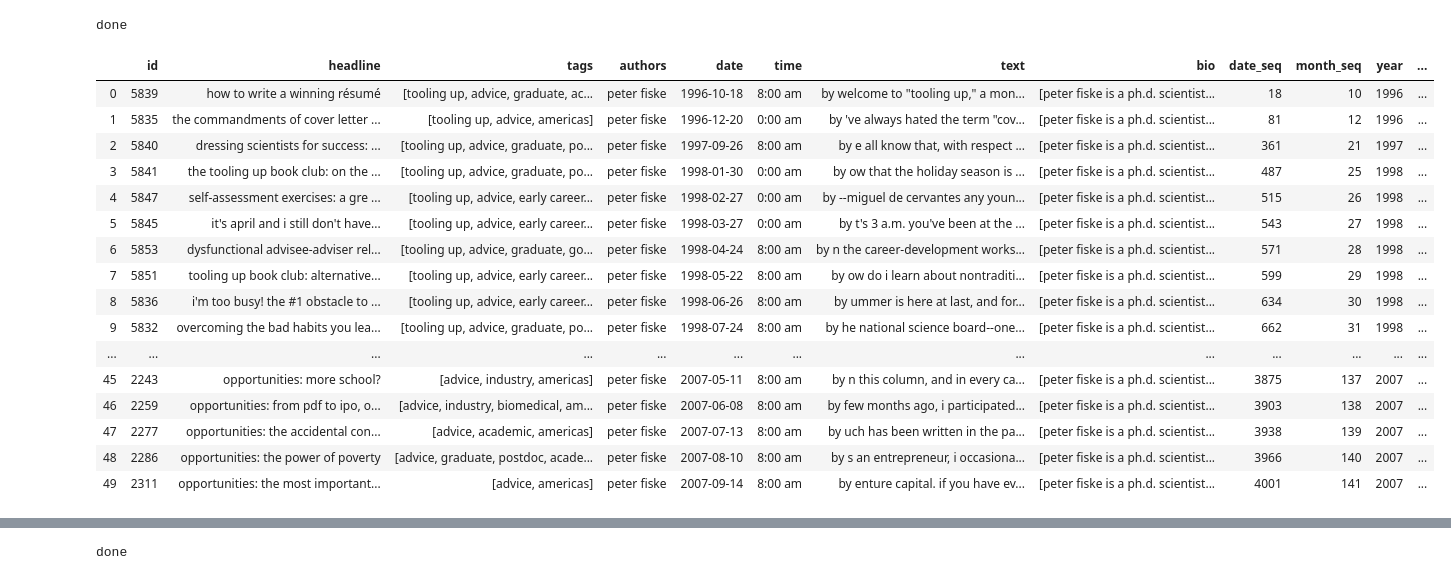
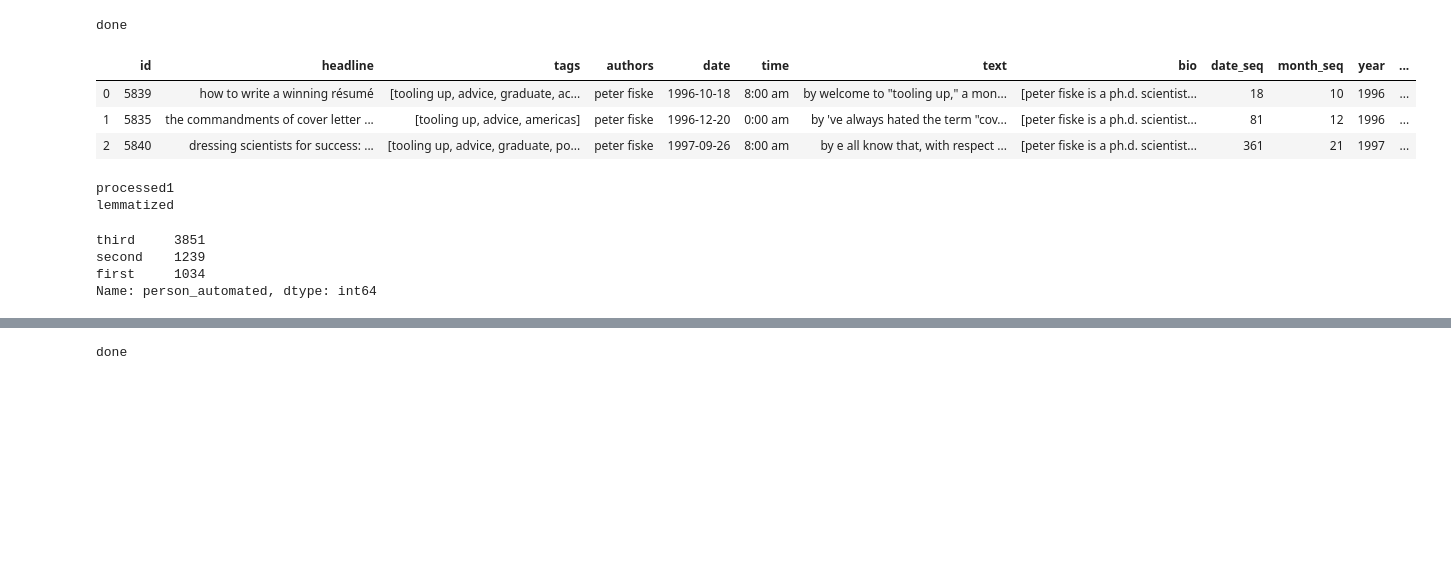
Before and after one commit to crboothb/sciencemag-careers-analysis, a Jupyter notebook: scripts/classifier_test2.ipynb, the cells around one changed output, grey strips where cells are left out. Drawn from its saved outputs; the diff is of its cells as text; code cells hidden in the pictures; blank space fills up the shorter version.

```diff
--- a/scripts/classifier_test2.ipynb
+++ b/scripts/classifier_test2.ipynb
@@ -49,22 +49,9 @@ print("done")
 # %% [output]
 done
 # %%
-full_df.head(50)
+full_df.head(3)
 # %% [output]
 |  | id | headline | tags | authors | date | time | text | bio | date_seq | month_seq | year | ... |
 | 0 | 5839 | how to write a winning résumé | [tooling up, advice, graduate, ac... | peter fiske | 1996-10-18 | 8:00 am | by welcome to "tooling up," a mon... | [peter fiske is a ph.d. scientist... | 18 | 10 | 1996 | ... |
 | 1 | 5835 | the commandments of cover letter ... | [tooling up, advice, americas] | peter fiske | 1996-12-20 | 0:00 am | by 've always hated the term "cov... | [peter fiske is a ph.d. scientist... | 81 | 12 | 1996 | ... |
 | 2 | 5840 | dressing scientists for success: ... | [tooling up, advice, graduate, po... | peter fiske | 1997-09-26 | 8:00 am | by e all know that, with respect ... | [peter fiske is a ph.d. scientist... | 361 | 21 | 1997 | ... |
-| 3 | 5841 | the tooling up book club: on the ... | [tooling up, advice, graduate, po... | peter fiske | 1998-01-30 | 0:00 am | by ow that the holiday season is ... | [peter fiske is a ph.d. scientist... | 487 | 25 | 1998 | ... |
-| 4 | 5847 | self-assessment exercises: a gre ... | [tooling up, advice, early career... | peter fiske | 1998-02-27 | 0:00 am | by --miguel de cervantes any youn... | [peter fiske is a ph.d. scientist... | 515 | 26 | 1998 | ... |
-| 5 | 5845 | it's april and i still don't have... | [tooling up, advice, early career... | peter fiske | 1998-03-27 | 0:00 am | by t's 3 a.m. you've been at the ... | [peter fiske is a ph.d. scientist... | 543 | 27 | 1998 | ... |
-| 6 | 5853 | dysfunctional advisee-adviser rel... | [tooling up, advice, graduate, go... | peter fiske | 1998-04-24 | 8:00 am | by n the career-development works... | [peter fiske is a ph.d. scientist... | 571 | 28 | 1998 | ... |
-| 7 | 5851 | tooling up book club: alternative... | [tooling up, advice, early career... | peter fiske | 1998-05-22 | 8:00 am | by ow do i learn about nontraditi... | [peter fiske is a ph.d. scientist... | 599 | 29 | 1998 | ... |
-| 8 | 5836 | i'm too busy! the #1 obstacle to ... | [tooling up, advice, early career... | peter fiske | 1998-06-26 | 8:00 am | by ummer is here at last, and for... | [peter fiske is a ph.d. scientist... | 634 | 30 | 1998 | ... |
-| 9 | 5832 | overcoming the bad habits you lea... | [tooling up, advice, graduate, po... | peter fiske | 1998-07-24 | 8:00 am | by he national science board--one... | [peter fiske is a ph.d. scientist... | 662 | 31 | 1998 | ... |
-| ... | ... | ... | ... | ... | ... | ... | ... | ... | ... | ... | ... | ... |
-| 45 | 2243 | opportunities: more school? | [advice, industry, americas] | peter fiske | 2007-05-11 | 8:00 am | by n this column, and in every ca... | [peter fiske is a ph.d. scientist... | 3875 | 137 | 2007 | ... |
-| 46 | 2259 | opportunities: from pdf to ipo, o... | [advice, industry, biomedical, am... | peter fiske | 2007-06-08 | 8:00 am | by few months ago, i participated... | [peter fiske is a ph.d. scientist... | 3903 | 138 | 2007 | ... |
-| 47 | 2277 | opportunities: the accidental con... | [advice, academic, americas] | peter fiske | 2007-07-13 | 8:00 am | by uch has been written in the pa... | [peter fiske is a ph.d. scientist... | 3938 | 139 | 2007 | ... |
-| 48 | 2286 | opportunities: the power of poverty | [advice, graduate, postdoc, acade... | peter fiske | 2007-08-10 | 8:00 am | by s an entrepreneur, i occasiona... | [peter fiske is a ph.d. scientist... | 3966 | 140 | 2007 | ... |
-| 49 | 2311 | opportunities: the most important... | [advice, americas] | peter fiske | 2007-09-14 | 8:00 am | by enture capital. if you have ev... | [peter fiske is a ph.d. scientist... | 4001 | 141 | 2007 | ... |
@@ -77,0 +58,6 @@ full_df["person_automated"] = test_list
+# %%
+full_df = cls.clean_text_df(full_df)
+person_automated = cls.designate_person_from_df(full_df)
+# %% [output]
+processed1
+lemmatized
@@ -78,3 +66,10 @@ full_df["person_automated"] = test_list
+# %%
+full_df["person_automated"].value_counts()
+# %% [output]
+third     3851
+second    1239
+first     1034
+Name: person_automated, dtype: int64
 # %%
 # counts_df = pronouns(full_dict)
 
```
Also changed, not shown: parts of 8 cells of this notebook.
